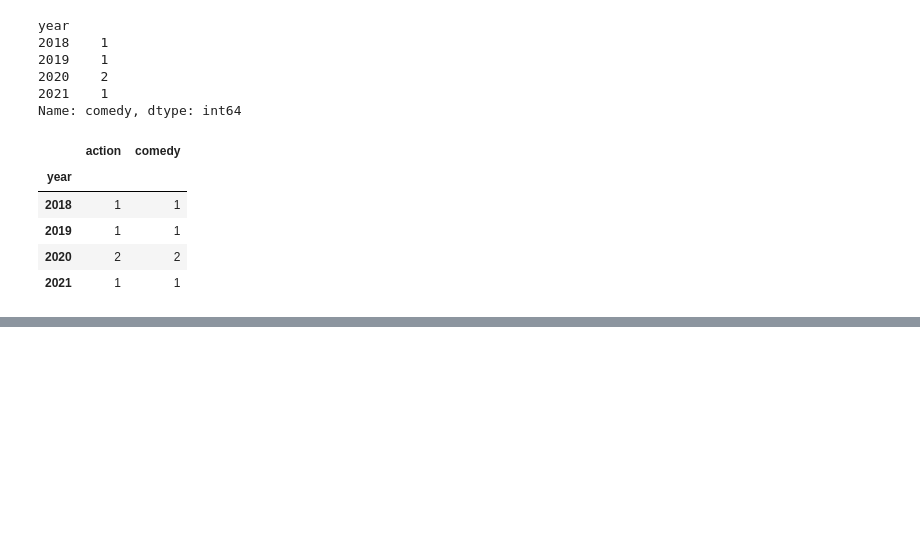
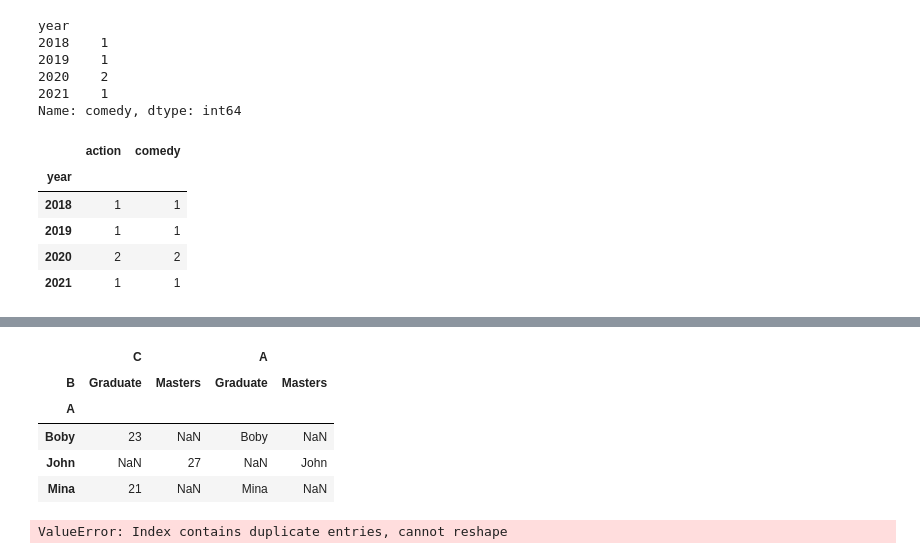
Before and after one commit to AugustoMaidana/visualitzaci-_gr-fica_de_multiples_variables-, a Jupyter notebook: test.ipynb, the cells around one changed output, grey strips where cells are left out. Cells and saved outputs as stored; diff of their text form; code cells hidden in the pictures; blank space fills up the shorter version.

```diff
--- a/test.ipynb
+++ b/test.ipynb
@@ -325,0 +495,12 @@ grp.transform(sc)
+# %%
+# Create a simple dataframe
+
+# importing pandas as pd
+import pandas as pd
+
+# creating a dataframe
+df = pd.DataFrame({'A': ['John', 'Boby', 'Mina'],
+      'B': ['Masters', 'Graduate', 'Graduate'],
+      'C': [27, 23, 21]})
+
+df
@@ -325,0 +521,23 @@ grp.transform(sc)
+# %%
+# value is a list
+df.pivot(index ='A', columns ='B', values =['C', 'A'])
+# %% [output]
+|  | C |  | A |  |
+| B | Graduate | Masters | Graduate | Masters |
+| A |  |  |  |  |
+| Boby | 23 | NaN | Boby | NaN |
+| John | NaN | 27 | NaN | John |
+| Mina | 21 | NaN | Mina | NaN |
+# %%
+# importing pandas as pd
+import pandas as pd
+
+# creating a dataframe
+df = pd.DataFrame({'A': ['John', 'John', 'Mina'],
+      'B': ['Masters', 'Masters', 'Graduate'],
+      'C': [27, 23, 21]})
+
+
+df.pivot('A', 'B', 'C')
+# %% [output]
+ValueError: Index contains duplicate entries, cannot reshape
```
Also changed, not shown: parts of 50 cells of this notebook.
